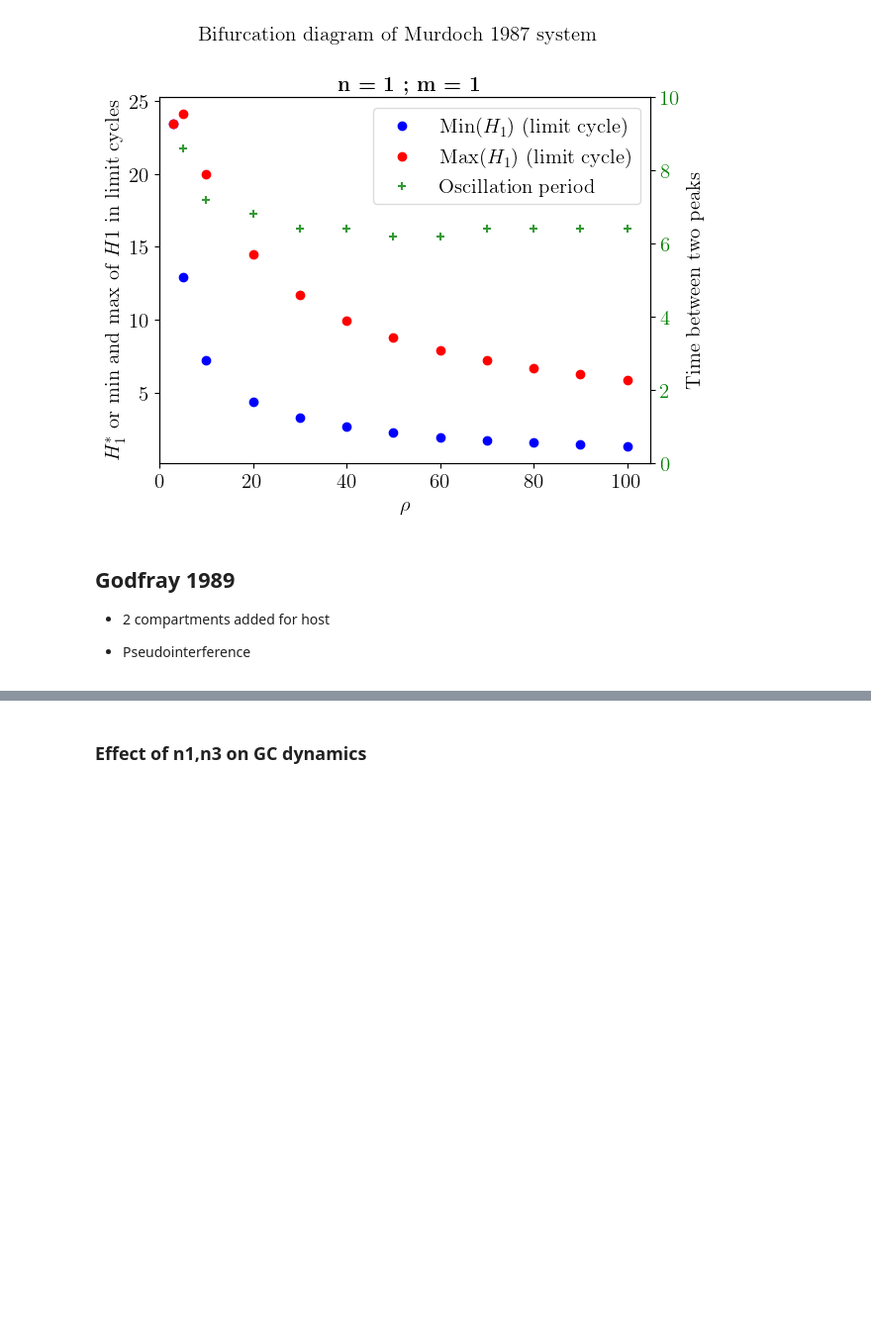
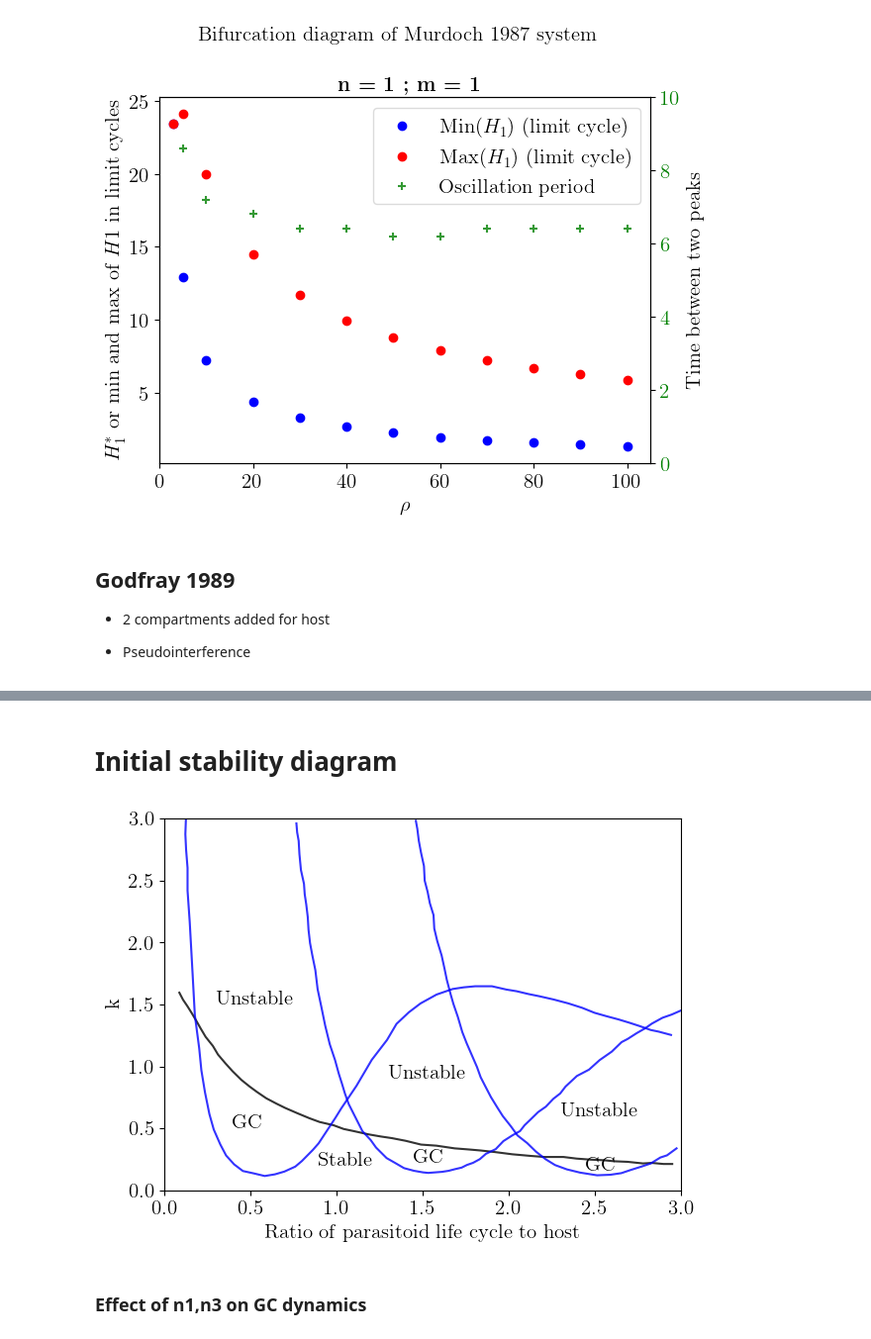
Before and after one commit to mdri00/Internship_2025_LCT, a Jupyter notebook: model_host_parasitoid/notebooks/Mathematica_data_analysis.ipynb, the cells around one changed output, grey strips where cells are left out. Shown: that part at 99% size. Drawn from its saved outputs; the diff is of its cells as text; code cells hidden in the pictures; blank space fills up the shorter version.

```diff
--- a/model_host_parasitoid/notebooks/Mathematica_data_analysis.ipynb
+++ b/model_host_parasitoid/notebooks/Mathematica_data_analysis.ipynb
@@ -686,3 +778,73 @@ plt.close()
+# %% [markdown]
+# Initial stability diagram
+# %%
+# plt.figure(figsize = (6.4, 9.6))
+plt.figure()
+
+### Stability curves for H1,H3 fixed delays, found in Xu 2010 and extracted with click_points.py
+Courbelimite_Xu = []
+with open( rawDATA_DIR / "Xu_DDE_VP1.csv", newline="") as csvfile:
+    reader = csv.reader(csvfile)
+    for i,row in enumerate(reader):
+        if i == 0: continue
+        x = extract_value(row[0])
+        y = extract_value(row[1])
+        Courbelimite_Xu.append((x,y))
+Courbelimite_Xu = np.array(Courbelimite_Xu)
+plt.plot(Courbelimite_Xu[:,0], Courbelimite_Xu[:,1], label=r"Fixed delay for $H_1,H_3$"+"\n (from Xu et al. 2010)", color = "black", alpha = .8)
+
+Courbelimite_Xu = []
+with open( rawDATA_DIR / 'Xu_DDE_VP2.csv', newline="") as csvfile:
+    reader = csv.reader(csvfile)
+    for i,row in enumerate(reader):
+        if i == 0: continue
+        x = extract_value(row[0])
+        y = extract_value(row[1])
+        Courbelimite_Xu.append((x,y))
+Courbelimite_Xu = np.array(Courbelimite_Xu)
+plt.plot(Courbelimite_Xu[:,0], Courbelimite_Xu[:,1], color = "blue", alpha = .8)
+
+Courbelimite_Xu = []
+with open( rawDATA_DIR / 'Xu_DDE_VP3.csv', newline="") as csvfile:
+    reader = csv.reader(csvfile)
+    for i,row in enumerate(reader):
+        if i == 0: continue
+        x = extract_value(row[0])
+        y = extract_value(row[1])
+        Courbelimite_Xu.append((x,y))
+Courbelimite_Xu = np.array(Courbelimite_Xu)
+plt.plot(Courbelimite_Xu[:,0], Courbelimite_Xu[:,1], color = "blue", alpha = .8)
+
+Courbelimite_Xu = []
+with open( rawDATA_DIR / 'Xu_DDE_VP4.csv', newline="") as csvfile:
+    reader = csv.reader(csvfile)
+    for i,row in enumerate(reader):
+        if i == 0: continue
+        x = extract_value(row[0])
+        y = extract_value(row[1])
+        Courbelimite_Xu.append((x,y))
+Courbelimite_Xu = np.array(Courbelimite_Xu)
+plt.plot(Courbelimite_Xu[:,0], Courbelimite_Xu[:,1], color = "blue", alpha = .8)
+
+plt.text(0.3, 1.5, "Unstable")
+plt.text(1.3, 0.9, "Unstable")
+plt.text(2.3, 0.6, "Unstable")
+plt.text(0.4, 0.5, "GC")
+plt.text(1.45, 0.22, "GC")
+plt.text(2.45, 0.16, "GC")
+plt.text(0.9, 0.2, "Stable")
+
+
+plt.xlabel("Ratio of parasitoid life cycle to host")
+plt.ylabel("k")
+plt.xlim(0,3)
+plt.ylim(0,3)
+plt.tight_layout()
+plt.savefig(FIG_DIR / "Godfray_stability_diagram.pdf")
+plt.show()
+plt.close()
+# %% [output]
+[figure, added]
 # %% [markdown]
 ### Effect of n1,n3 on GC dynamics
 # %%
```
Also changed, not shown: parts of 4 cells of this notebook, 7 other files.
